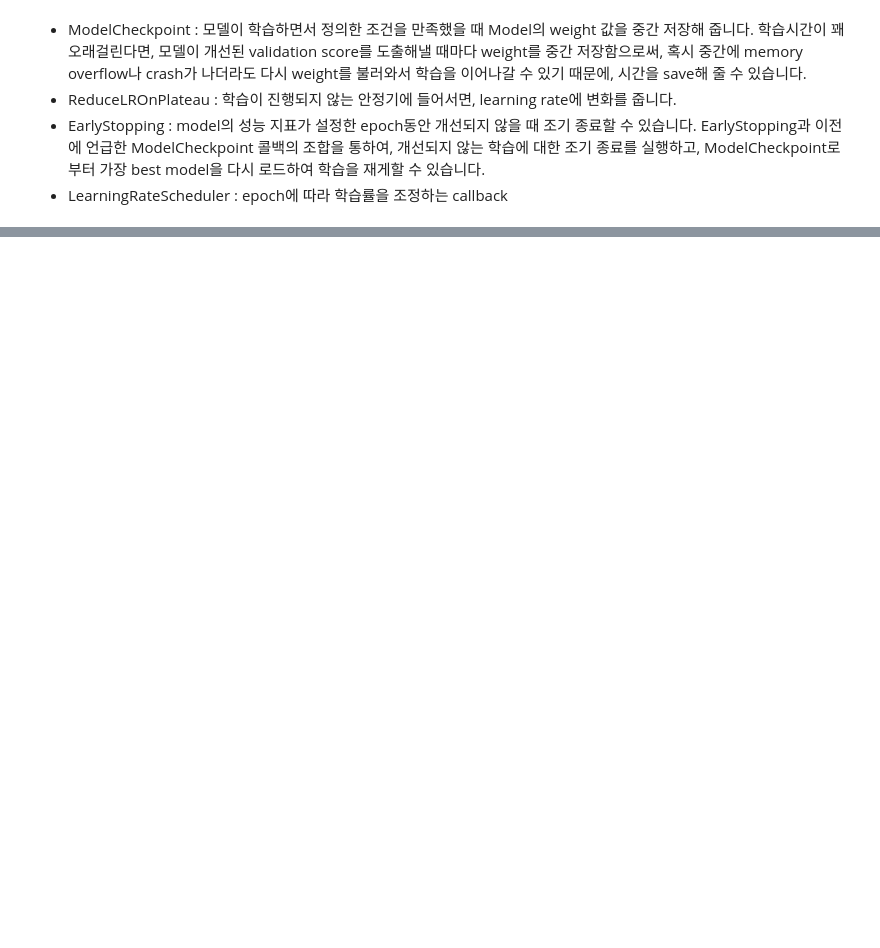
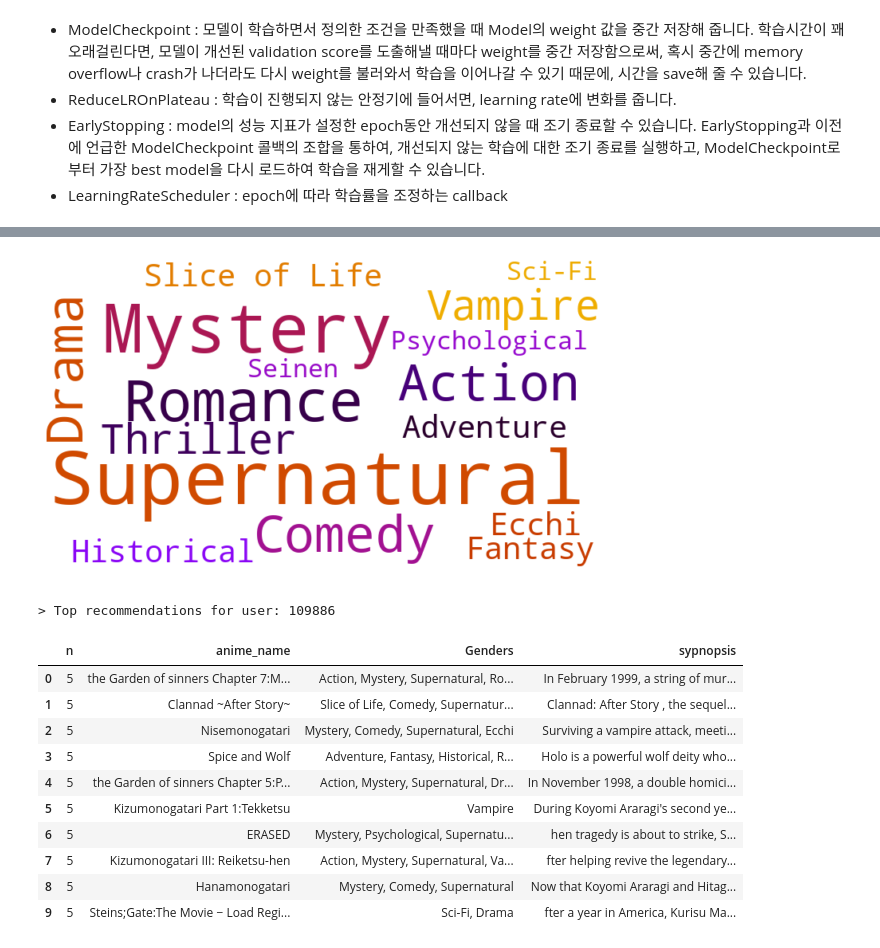
Before and after one commit to suzzini/DS_Project, a Jupyter notebook: Untitled6.ipynb, the cells around one changed output, grey strips where cells are left out. Drawn from its saved outputs; the diff is of its cells as text; code cells hidden in the pictures; blank space fills up the shorter version.

```diff
--- a/Untitled6.ipynb
+++ b/Untitled6.ipynb
@@ -528,0 +860,31 @@ plot_model(model, to_file='./dot.png',show_shapes=True, show_layer_names=True)
+# %%
+def get_recommended_animes(similar_users, n=10):
+    recommended_animes = []
+    anime_list = []
+
+    #비슷한 유저들이 시청한 애니메이션을 anime_list에 추가(이미 본 애니메이션은 제거)
+    for user_id in similar_users.similar_users.values: #유저번호
+        pref_list = get_user_preferences(int(user_id), verbose=0) #비슷한 유저a가 시청한 리스트
+        pref_list = pref_list[~ pref_list.eng_version.isin(user_pref.eng_version.values)] #user가 시청한 목록은 제거(이미 봤으니 추천해줄 이유 x)
+        anime_list.append(pref_list.eng_version.values)
+
+    anime_list = pd.DataFrame(anime_list)
+    sorted_list = pd.DataFrame(pd.Series(anime_list.values.ravel()).value_counts()).head(n) #제일 많이 추천된(카운트된) 순으로 정렬
+
+    for i, anime_name in enumerate(sorted_list.index):
+        n_user_pref = sorted_list[sorted_list.index == anime_name].values[0][0]
+        if isinstance(anime_name, str):
+            try:
+                frame = getAnimeFrame(anime_name)
+                anime_id = frame.anime_id.values[0]
+                genre = frame.Genders.values[0]
+                sypnopsis = getSypnopsis(int(anime_id))
+                recommended_animes.append({#"anime_id": anime_id ,
+                                            "n": n_user_pref,
+                                            "anime_name": anime_name,
+                                            "Genders": genre,
+                                            "sypnopsis": sypnopsis})
+            except:
+                pass
+
+    return pd.DataFrame(recommended_animes)
@@ -528,0 +965,20 @@ plot_model(model, to_file='./dot.png',show_shapes=True, show_layer_names=True)
+# %%
+recommended_animes = get_recommended_animes(similar_users, n=10)
+getFavGenre(recommended_animes, plot=True)
+
+print('\n> Top recommendations for user: {}'.format(random_user))
+recommended_animes
+# %% [output]
+[figure, added]
+> Top recommendations for user: 109886
+|  | n | anime_name | Genders | sypnopsis |
+| 0 | 5 | the Garden of sinners Chapter 7:M... | Action, Mystery, Supernatural, Ro... | In February 1999, a string of mur... |
+| 1 | 5 | Clannad ~After Story~ | Slice of Life, Comedy, Supernatur... | Clannad: After Story , the sequel... |
+| 2 | 5 | Nisemonogatari | Mystery, Comedy, Supernatural, Ecchi | Surviving a vampire attack, meeti... |
+| 3 | 5 | Spice and Wolf | Adventure, Fantasy, Historical, R... | Holo is a powerful wolf deity who... |
+| 4 | 5 | the Garden of sinners Chapter 5:P... | Action, Mystery, Supernatural, Dr... | In November 1998, a double homici... |
+| 5 | 5 | Kizumonogatari Part 1:Tekketsu | Vampire | During Koyomi Araragi's second ye... |
+| 6 | 5 | ERASED | Mystery, Psychological, Supernatu... | hen tragedy is about to strike, S... |
+| 7 | 5 | Kizumonogatari III: Reiketsu-hen | Action, Mystery, Supernatural, Va... | fter helping revive the legendary... |
+| 8 | 5 | Hanamonogatari | Mystery, Comedy, Supernatural | Now that Koyomi Araragi and Hitag... |
+| 9 | 5 | Steins;Gate:The Movie − Load Regi... | Sci-Fi, Drama | fter a year in America, Kurisu Ma... |
```
Also changed, not shown: parts of 55 cells of this notebook.
